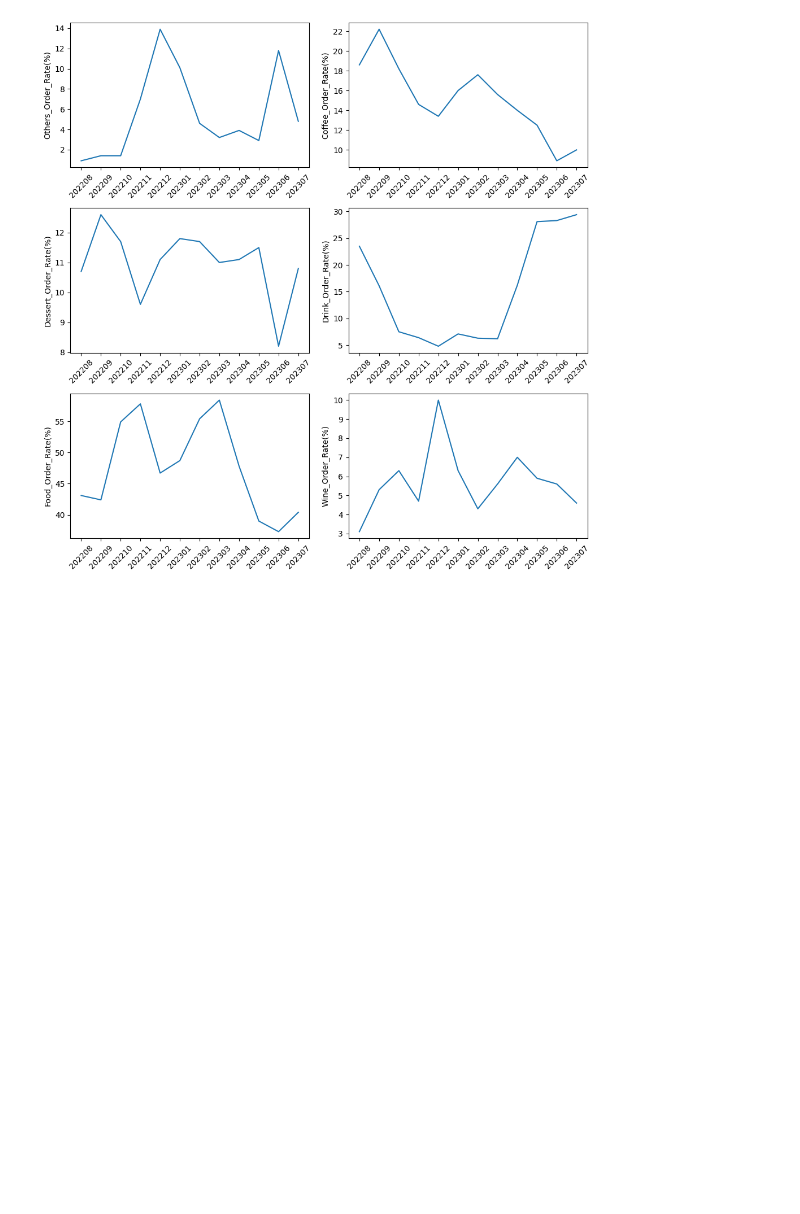
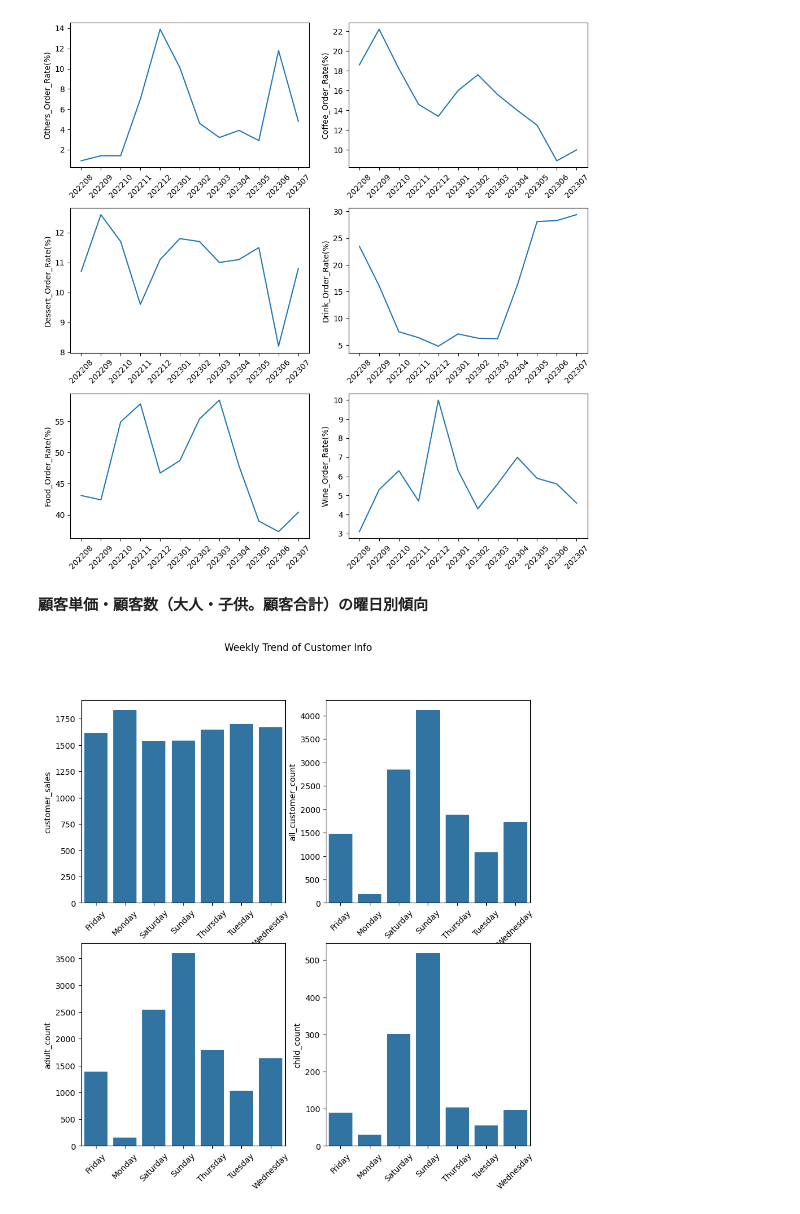
Before and after one commit to YoshiakiAsahara/for-intern, a Jupyter notebook: phase1.ipynb, the cells around one changed output. Saved outputs shown, nothing was run; the diff lists cells and outputs as text; code cells hidden in the pictures; blank space fills up the shorter version.

```diff
--- a/phase1.ipynb
+++ b/phase1.ipynb
@@ -589,3 +594,35 @@ plt.tight_layout()
 plt.show()
 # %% [output]
 [figure]
+# %% [markdown]
+**顧客単価・顧客数（大人・子供。顧客合計）の曜日別傾向**
+# %%
+# 2x2のグリッドを作成
+fig, axs = plt.subplots(2, 2, figsize=(10, 10))
+#顧客単価の推移
+sns.barplot(x='曜日',y='顧客単価',data=weekly_all_df,ax=axs[0,0])
+axs[0,0].set_xticks(axs[0,0].get_xticks())
+axs[0,0].set_xticklabels(axs[0,0].get_xticklabels(), rotation=45)
+axs[0,0].set_ylabel('customer_sales')
+axs[0,0].set_xlabel('')
+#顧客数をプロット
+sns.barplot(x='曜日',y='顧客合計',data = weekly_all_df, ax=axs[0,1])
+axs[0,1].set_xticks(axs[0,1].get_xticks())
+axs[0,1].set_xticklabels(axs[0,1].get_xticklabels(), rotation=45)
+axs[0,1].set_ylabel('all_customer_count')
+axs[0,1].set_xlabel('')
+#人件費の推移をプロット
+sns.barplot(x='曜日',y='大人',data = weekly_all_df, ax=axs[1,0])
+axs[1,0].set_xticks(axs[1,0].get_xticks())
+axs[1,0].set_xticklabels(axs[1,0].get_xticklabels(), rotation=45)
+axs[1,0].set_ylabel('adult_count')
+axs[1,0].set_xlabel('')
+#純利益の推移をプロット
+sns.barplot(x='曜日',y='子供',data = weekly_all_df, ax=axs[1,1])
+axs[1,1].set_xticks(axs[1,1].get_xticks())
+axs[1,1].set_xticklabels(axs[1,1].get_xticklabels(), rotation=45)
+axs[1,1].set_ylabel('child_count')
+axs[1,1].set_xlabel('')
+plt.suptitle('Weekly Trend of Customer Info');
+# %% [output]
+[figure, added]
```
Also changed, not shown: parts of 14 cells of this notebook.
